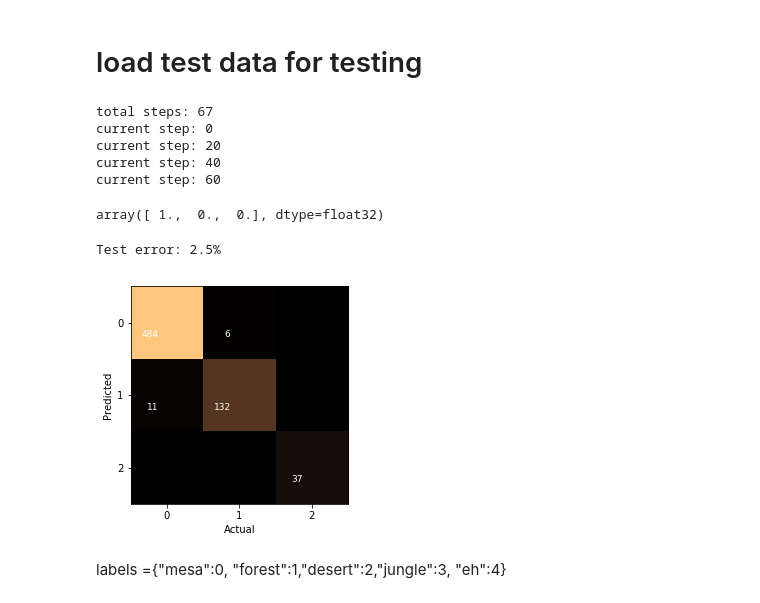
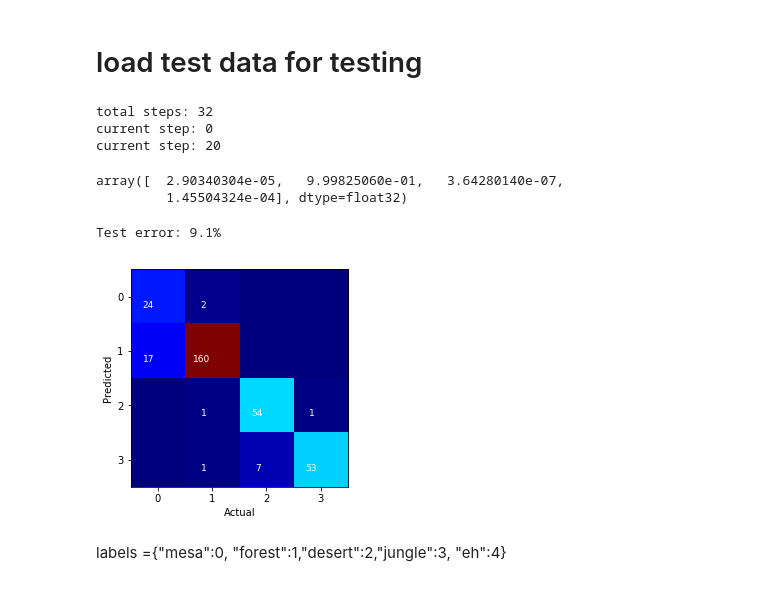
Before and after one commit to jennyzeng/Minecraft-AI, a Jupyter notebook: cnn_2_by_Jenny.ipynb, the cells around one changed output. Saved outputs shown, nothing was run; the diff lists cells and outputs as text; code cells hidden in the pictures.

Commit message:
save latest cnn result on notebook

```diff
--- a/cnn_2_by_Jenny.ipynb
+++ b/cnn_2_by_Jenny.ipynb
@@ -54,15 +49,15 @@ NUM_CHANNELS = 3
 
 # Parameters
 BATCH_SIZE = 10
-TEST_BATCH_SIZE = 10
+TEST_BATCH_SIZE = 5
 LEARNING_RATE = 0.001
 display_step = 20
-train_size= 2696
-test_size = 675
+train_size= 2946
+test_size = 328
 # Network Parameters
-NUM_LABELS = 3 # fence,pig | mesa forest desert jungle eh| clear normal rain thunder|clear rain thunder
+NUM_LABELS = 4 # fence,pig | mesa forest desert jungle eh|clear rain thunder| none pig chicken cow
 # %%
-labels = {"clear_or_normal":0, "rain":1, "thunder":2}
-tfrecords_train_filename = '/notebooks/Minecraft-AI/mc-data/weather_reg/loaded_data/clear_rain_thunder_train.tfrecords'
-tfrecords_test_filename='/notebooks/Minecraft-AI/mc-data/weather_reg/loaded_data/clear_rain_thunder_test.tfrecords'
+labels = {"none":0, "pig":1, 'chicken':2, 'cow':3}
+tfrecords_train_filename = '/notebooks/Minecraft-AI/mc-data/pig_reg/loaded_data/none_pig_chicken_cow_train.tfrecords'
+tfrecords_test_filename='/notebooks/Minecraft-AI/mc-data/pig_reg/loaded_data/none_pig_chicken_cow_test.tfrecords'
 # %%
@@ -452,7 +447,7 @@ Here, we want to iterate over the entire data set rather than just the first bat
 # learning_rate_list = []
 # %%
 # Train over training set.
-steps = train_size // BATCH_SIZE
+steps = train_size // BATCH_SIZE -1
 
 for step in range(steps):
     img, lab = s.run([image, label])
@@ -506,7 +499,7 @@ Model saved in file: /notebooks/Minecraft-AI/mc-data/weather_reg/weather_model2_
 # %% [markdown]
 # load test data for testing
 # %%
-steps = test_size//TEST_BATCH_SIZE
+steps = test_size//BATCH_SIZE
 predictions = []
 test_labels = []
 print "total steps:", steps
@@ -524,11 +517,9 @@ for step in range(steps):
     if step % display_step == 0:
         print "current step:", step
 # %% [output]
-total steps: 67
+total steps: 32
 current step: 0
 current step: 20
-current step: 40
-current step: 60
 # %%
 predictions = np.array(predictions)
 test_labels = np.array(test_labels).reshape(len(test_labels)*TEST_BATCH_SIZE,NUM_LABELS)
@@ -537,26 +528,27 @@ test_error, confusions = error_rate(predictions, test_labels)
 # %%
 predictions[0]
 # %% [output]
-array([ 1.,  0.,  0.], dtype=float32)
+array([  2.90340304e-05,   9.99825060e-01,   3.64280140e-07,
+         1.45504324e-04], dtype=float32)
 # %%
 # test_error, confusions = error_rate(test_prediction.eval(), test_labels)
 print('Test error: %.1f%%' % test_error)
 
 plt.xlabel('Actual')
 plt.ylabel('Predicted')
 plt.grid(False)
 plt.xticks(numpy.arange(NUM_LABELS))
 plt.yticks(numpy.arange(NUM_LABELS))
-plt.imshow(confusions, cmap=plt.cm.copper, interpolation='nearest');
+plt.imshow(confusions, cmap=plt.cm.jet, interpolation='nearest');
 
 for i, cas in enumerate(confusions):
     for j, count in enumerate(cas):
         if count > 0:
             xoff = .07 * len(str(count))
             plt.text(j-xoff, i+.2, int(count), fontsize=9, color='white')
 # %% [output]
-Test error: 2.5%
+Test error: 9.1%
-[figure, old version]
+[figure, new version]
 # %% [markdown]
 labels ={"mesa":0, "forest":1,"desert":2,"jungle":3, "eh":4}
 # %%
```
Also changed, not shown: parts of 12 cells of this notebook.
